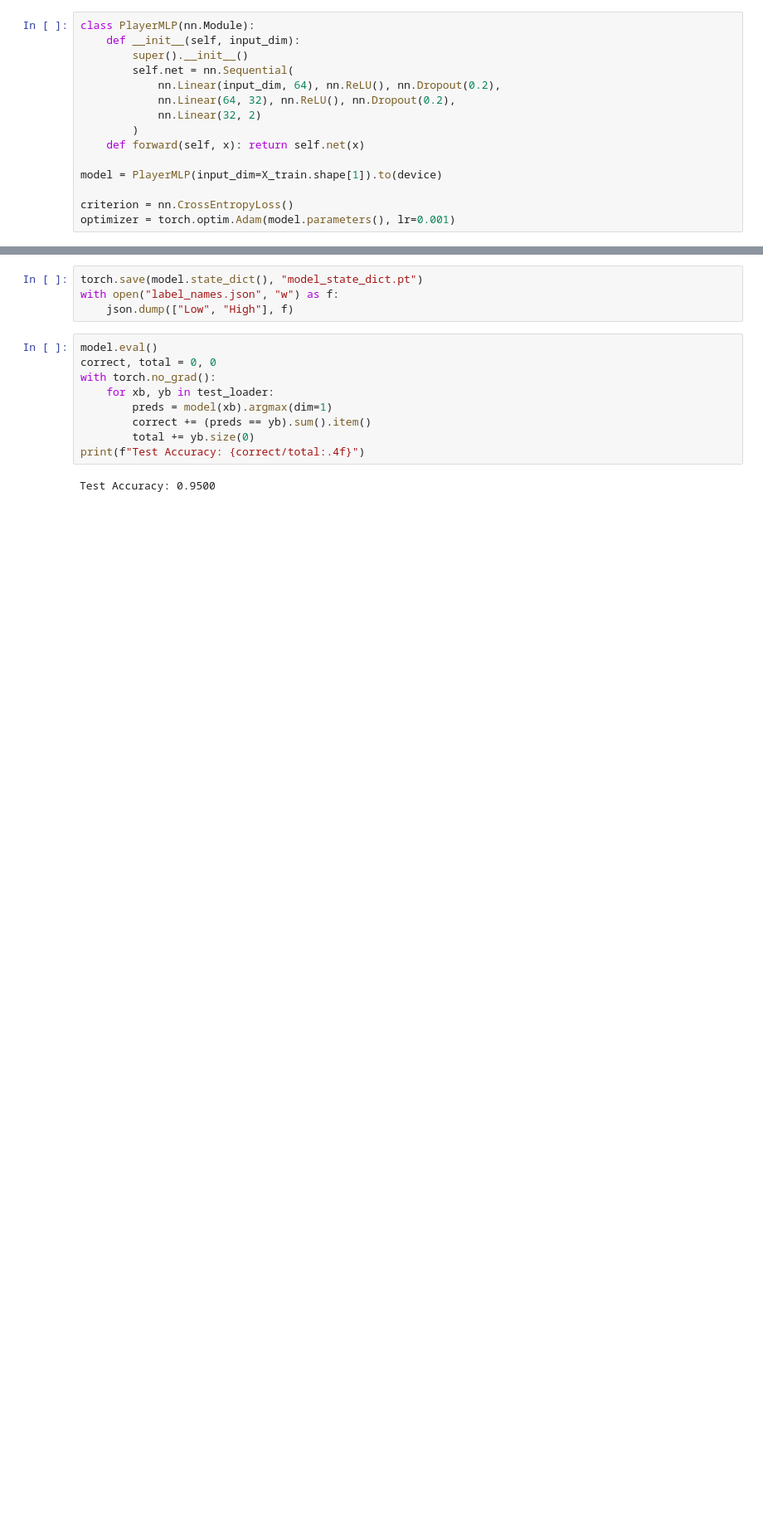
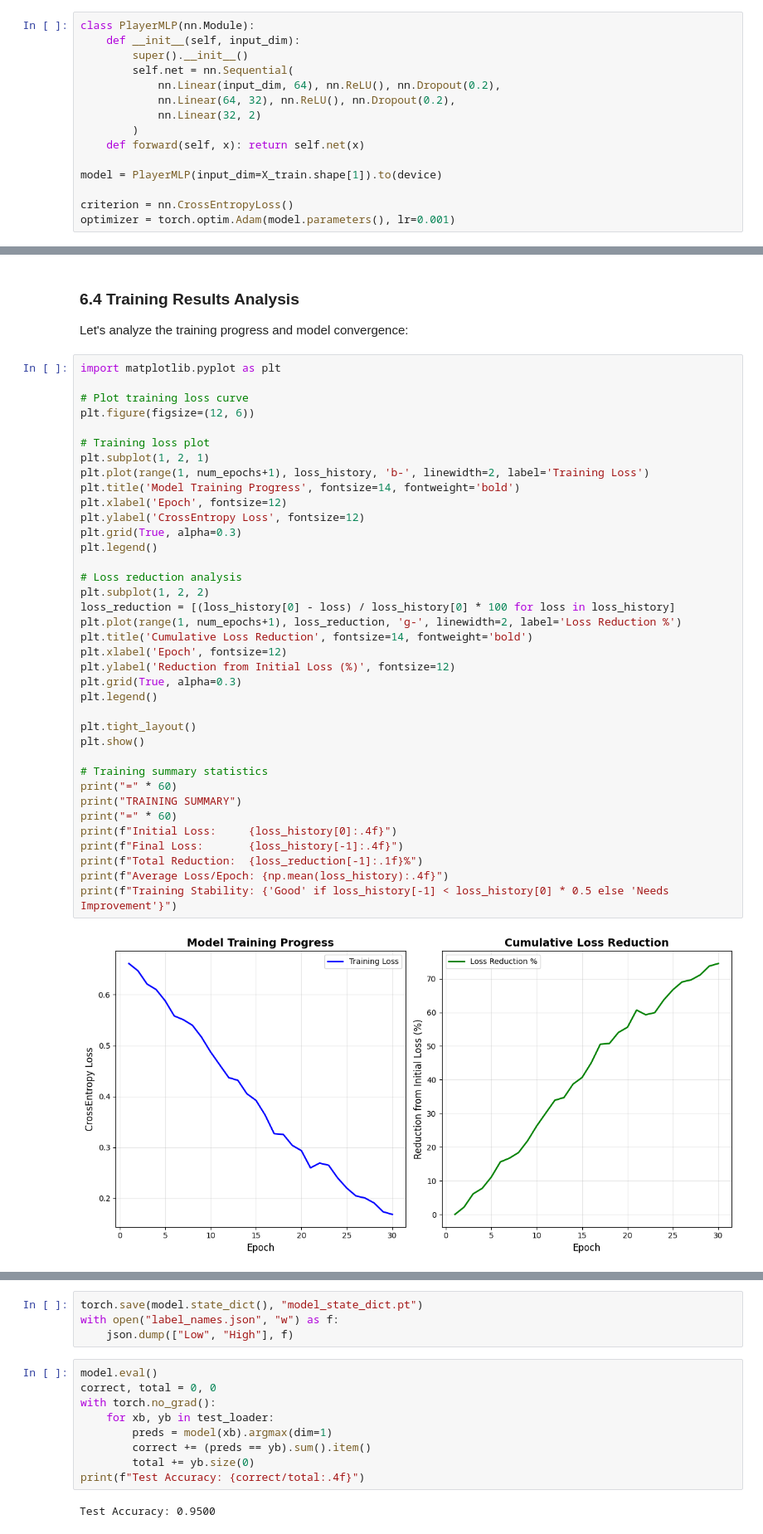
Before and after one commit to dmartinez203/Project2_ANN, a Jupyter notebook: ANN.ipynb, the cells around one changed output, grey strips where cells are left out. Shown at 83% size. Saved outputs shown, nothing was run; the diff lists cells and outputs as text; blank space fills up the shorter version.

```diff
--- a/ANN.ipynb
+++ b/ANN.ipynb
@@ -102,0 +246,43 @@ Epoch 30/30, Loss: 0.1903
+# %% [markdown]
+### 6.4 Training Results Analysis
+
+Let's analyze the training progress and model convergence:
+# %%
+import matplotlib.pyplot as plt
+
+# Plot training loss curve
+plt.figure(figsize=(12, 6))
+
+# Training loss plot
+plt.subplot(1, 2, 1)
+plt.plot(range(1, num_epochs+1), loss_history, 'b-', linewidth=2, label='Training Loss')
+plt.title('Model Training Progress', fontsize=14, fontweight='bold')
+plt.xlabel('Epoch', fontsize=12)
+plt.ylabel('CrossEntropy Loss', fontsize=12)
+plt.grid(True, alpha=0.3)
+plt.legend()
+
+# Loss reduction analysis
+plt.subplot(1, 2, 2)
+loss_reduction = [(loss_history[0] - loss) / loss_history[0] * 100 for loss in loss_history]
+plt.plot(range(1, num_epochs+1), loss_reduction, 'g-', linewidth=2, label='Loss Reduction %')
+plt.title('Cumulative Loss Reduction', fontsize=14, fontweight='bold')
+plt.xlabel('Epoch', fontsize=12)
+plt.ylabel('Reduction from Initial Loss (%)', fontsize=12)
+plt.grid(True, alpha=0.3)
+plt.legend()
+
+plt.tight_layout()
+plt.show()
+
+# Training summary statistics
+print("=" * 60)
+print("TRAINING SUMMARY")
+print("=" * 60)
+print(f"Initial Loss:     {loss_history[0]:.4f}")
+print(f"Final Loss:       {loss_history[-1]:.4f}")
+print(f"Total Reduction:  {loss_reduction[-1]:.1f}%")
+print(f"Average Loss/Epoch: {np.mean(loss_history):.4f}")
+print(f"Training Stability: {'Good' if loss_history[-1] < loss_history[0] * 0.5 else 'Needs Improvement'}")
+# %% [output]
+[figure, added]
```
Also changed, not shown: parts of 21 cells of this notebook.
